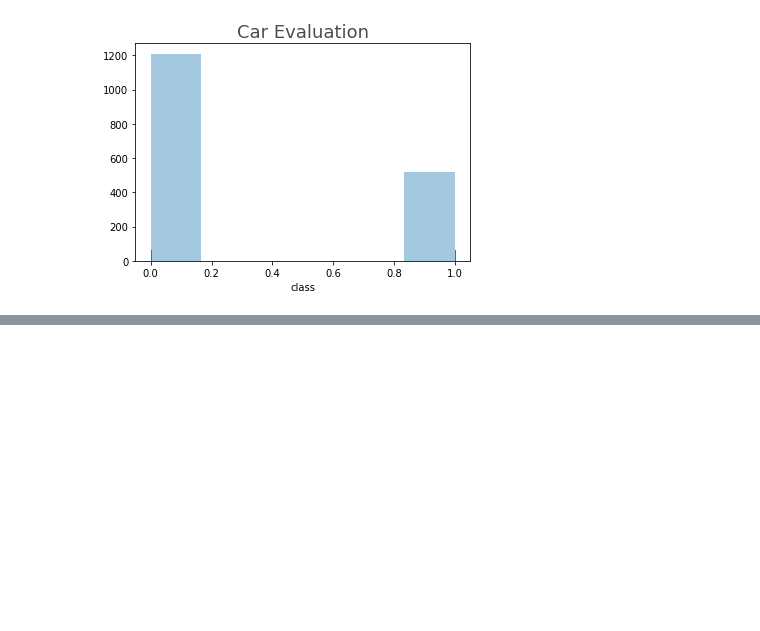
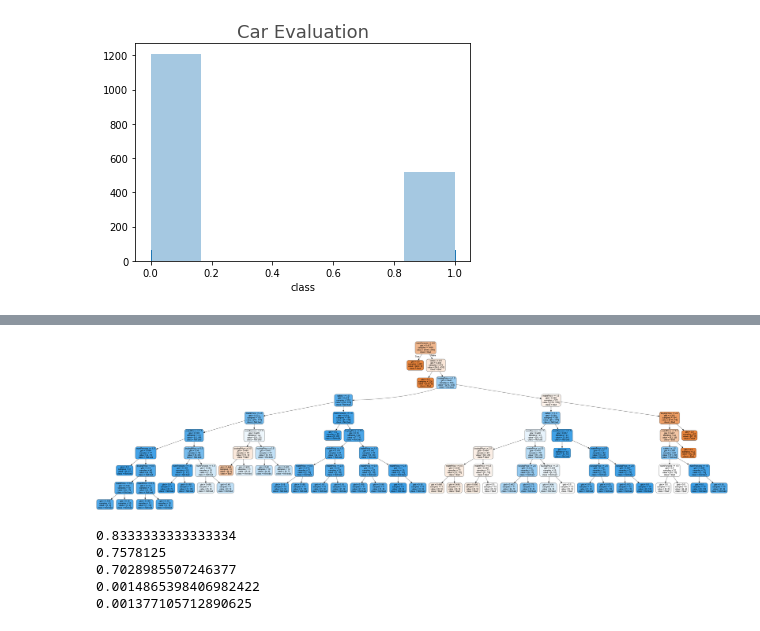
Before and after one commit to gbusquim/IA-2019.1, a Jupyter notebook: MachineLearning/Trabalho 2 – Aprendizado de Máquina.ipynb, the cells around one changed output, grey strips where cells are left out. Drawn from its saved outputs; the diff is of its cells as text; code cells hidden in the pictures; blank space fills up the shorter version.

```diff
--- a/MachineLearning/Trabalho 2 – Aprendizado de Máquina.ipynb
+++ b/MachineLearning/Trabalho 2 – Aprendizado de Máquina.ipynb
@@ -636,0 +402,44 @@ def choose_best_features(dataset):
+# %%
+import os
+import pydotplus
+from IPython.display import Image
+
+os.environ["PATH"] += os.pathsep + 'C:\\Program Files (x86)\\Graphviz2.38\\bin'
+target_classifications = range(0,2)
+
+target_labels = []
+for classification in target_classifications:
+    if(classification == 0):
+        target_labels.append('Bad')
+    elif(classification == 1):
+        target_labels.append('Not bad')
+
+dot_data = tree.export_graphviz(decisionTree,feature_names=chosenFeatures, class_names=target_labels,out_file=None,
+                                filled=True,rounded=True)
+graph = pydotplus.graph_from_dot_data(dot_data)
+
+graph.write_png('DecisionTreeMap.png')
+
+
+Image("DecisionTreeMap.png")
+# %% [output]
+[figure, added]
+# %%
+#Resultados para o KNN
+
+resultPrediction, correctPrediction, trainingTime,examplePredictionTime = executeKNN(predictionFeature, chosenFeatures,
+                                                                df,bestNumberOfNeighbours,bestTestSetSize,bestTrainingSetSize,1000)
+accuracy,recall,precision=calculateMetrics(resultPrediction, correctPrediction)
+
+
+print(accuracy)
+print(recall)
+print(precision)
+print(trainingTime)
+print (examplePredictionTime)
+# %% [output]
+0.8333333333333334
+0.7578125
+0.7028985507246377
+0.0014865398406982422
+0.001377105712890625
```
Also changed, not shown: parts of 28 cells of this notebook, 1 other file.
